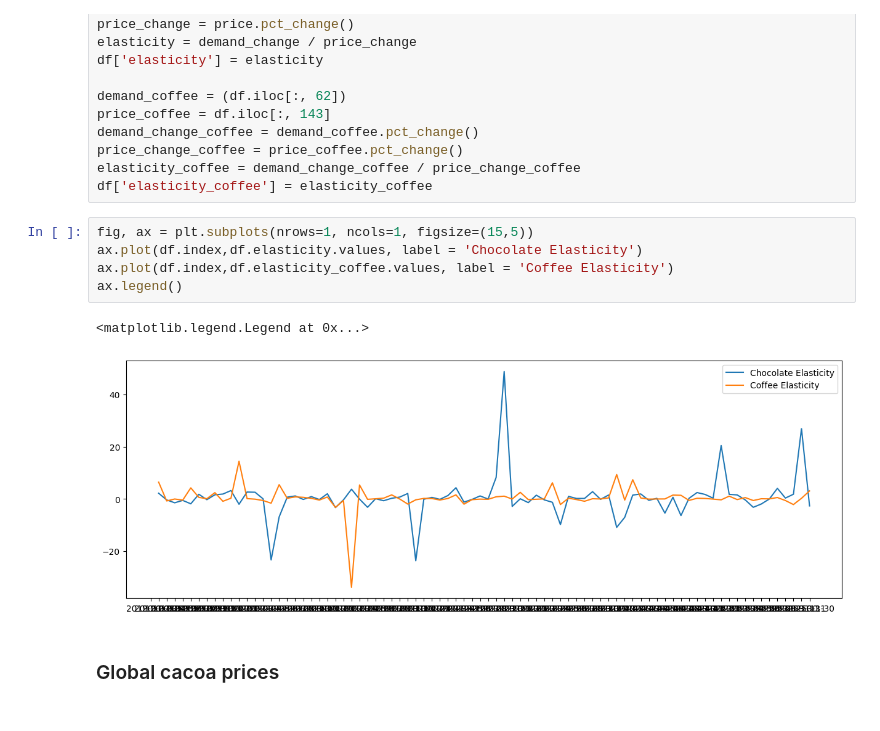
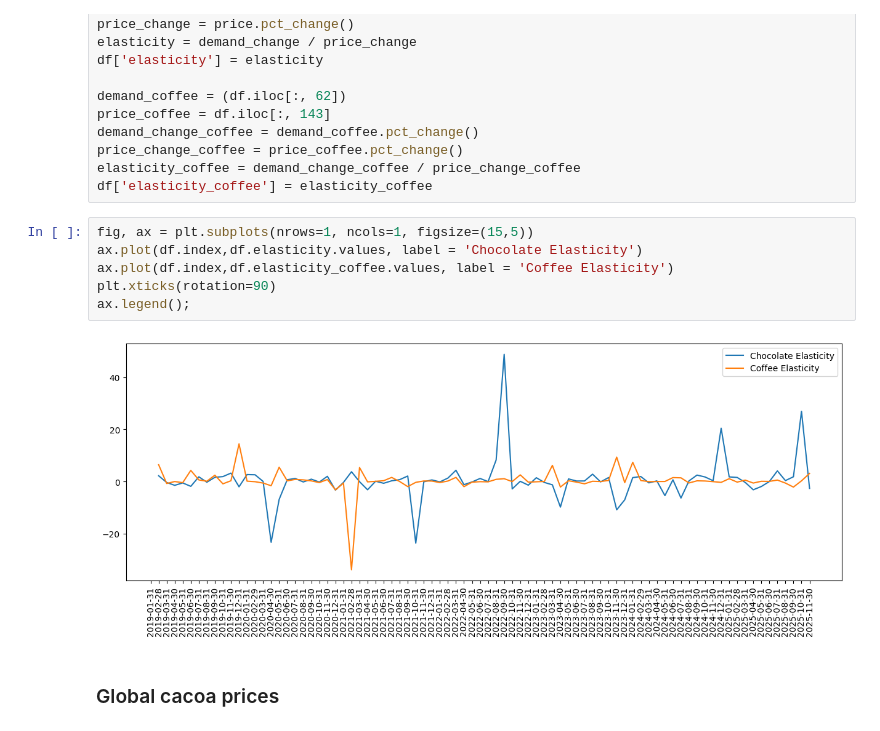
Before and after one commit to salimaabdalla/dpp_projekt_2026, a Jupyter notebook: notebooks/05_preprocessing.ipynb, the cells around one changed output. Drawn from its saved outputs; the diff is of its cells as text.

```diff
--- a/notebooks/05_preprocessing.ipynb
+++ b/notebooks/05_preprocessing.ipynb
@@ -156,11 +156,11 @@ df['elasticity_coffee'] = elasticity_coffee
 # %%
 fig, ax = plt.subplots(nrows=1, ncols=1, figsize=(15,5))
 ax.plot(df.index,df.elasticity.values, label = 'Chocolate Elasticity')
 ax.plot(df.index,df.elasticity_coffee.values, label = 'Coffee Elasticity')
-ax.legend()
+plt.xticks(rotation=90)
+ax.legend();
 # %% [output]
-<matplotlib.legend.Legend at 0x...>
-[figure, old version]
+[figure, new version]
 # %% [markdown]
 ### Global cacoa prices
 # %%
```
Also changed, not shown: 1 other file.
